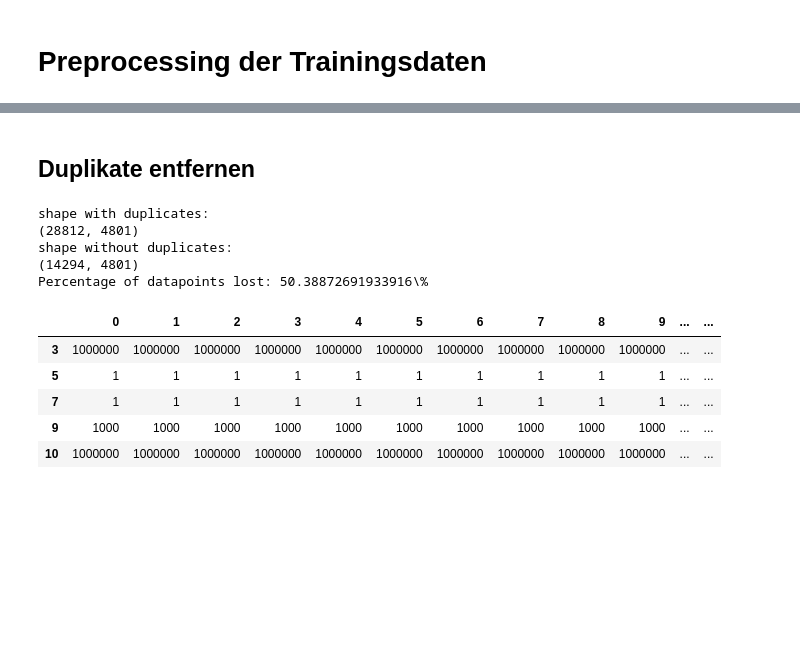
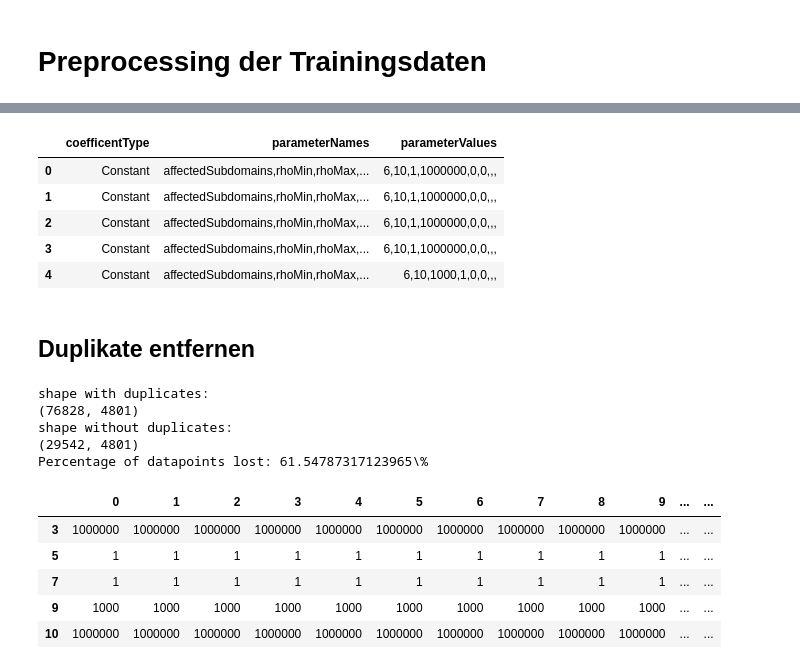
Before and after one commit to Ricu/WR-2-3-FFN-CLF, a Jupyter notebook: 00_Preprocessing.ipynb, the cells around one changed output, grey strips where cells are left out. Saved outputs shown, nothing was run; the diff lists cells and outputs as text; code cells hidden in the pictures; blank space fills up the shorter version.

```diff
--- a/00_Preprocessing.ipynb
+++ b/00_Preprocessing.ipynb
@@ -38,19 +111,30 @@ param1 path: C:\Users\Valentin\Documents\10. Semester\WR2\Projekt 3 - FNN CLF\WR
+# %%
+param_df = pd.concat([parameter_set1,parameter_set2,parameter_set3],axis = 0,ignore_index = True)
+param_df = param_df.loc[param_df.index.repeat(4)].reset_index(drop=True)
+param_df.head()
+# %% [output]
+|  | coefficentType | parameterNames | parameterValues |
+| 0 | Constant | affectedSubdomains,rhoMin,rhoMax,... | 6,10,1,1000000,0,0,,, |
+| 1 | Constant | affectedSubdomains,rhoMin,rhoMax,... | 6,10,1,1000000,0,0,,, |
+| 2 | Constant | affectedSubdomains,rhoMin,rhoMax,... | 6,10,1,1000000,0,0,,, |
+| 3 | Constant | affectedSubdomains,rhoMin,rhoMax,... | 6,10,1,1000000,0,0,,, |
+| 4 | Constant | affectedSubdomains,rhoMin,rhoMax,... | 6,10,1000,1,0,0,,, |
 # %% [markdown]
 ## Duplikate entfernen
 # %%
-duplicate_rows = data_set1.duplicated()
+duplicate_rows = df.duplicated()
 print("shape with duplicates: ")
-print(data_set1.shape)
-df = data_set1.copy().loc[~duplicate_rows,]
+print(df.shape)
+df = df.loc[~duplicate_rows,]
 print("shape without duplicates: ")
 print(df.shape)
 print("Percentage of datapoints lost: " + str((100*sum(duplicate_rows)/len(duplicate_rows))) + "\%")
 # %% [output]
 shape with duplicates:
-(28812, 4801)
+(76828, 4801)
 shape without duplicates:
-(14294, 4801)
-Percentage of datapoints lost: 50.38872691933916\%
+(29542, 4801)
+Percentage of datapoints lost: 61.54787317123965\%
 # %%
 # Zeige Duplikate
 data_set1.loc[duplicate_rows,].head()
```
Also changed, not shown: parts of 11 cells of this notebook.
